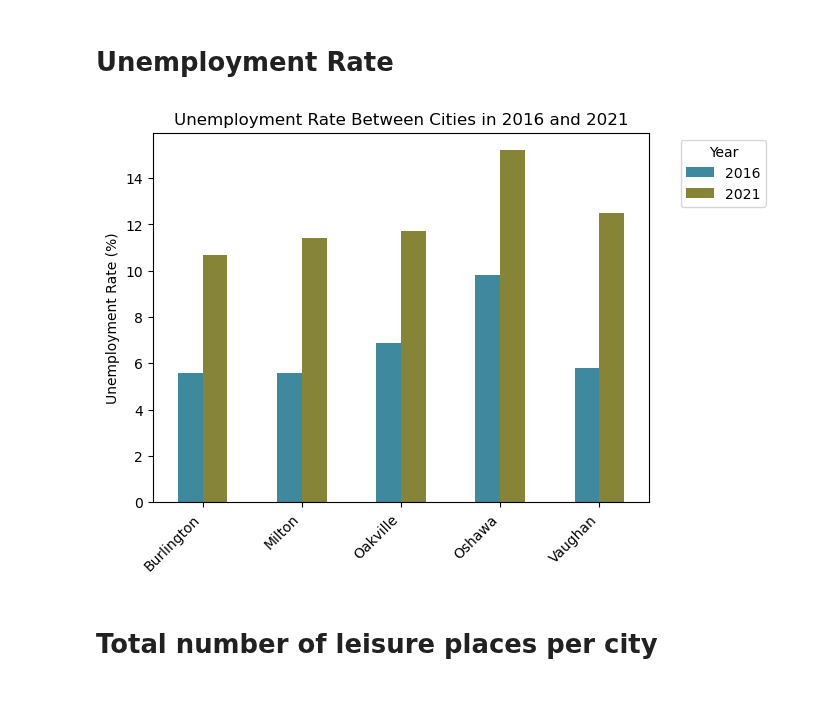
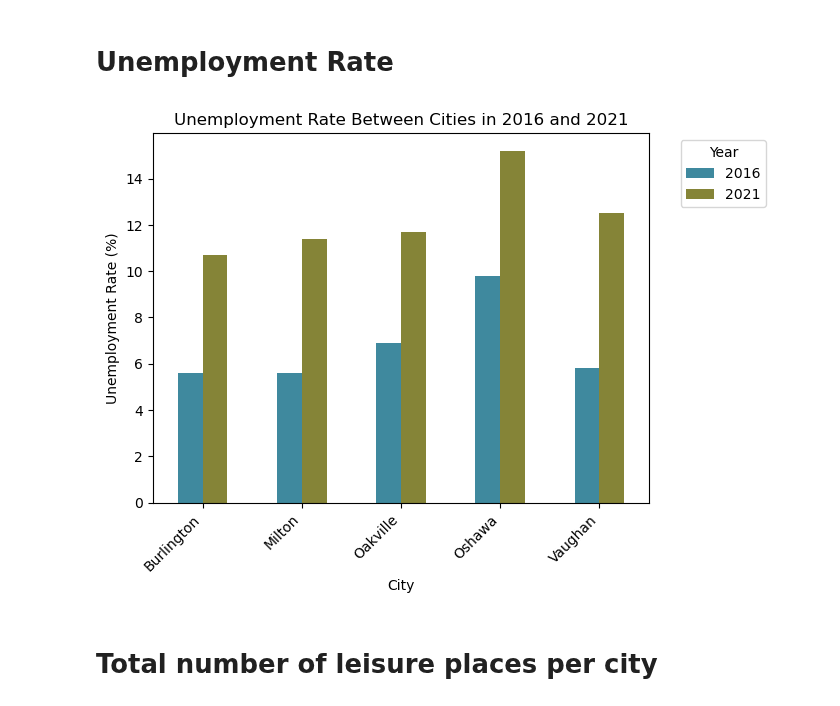
Before and after one commit to MaisieDeGraaf/oakville-housing-analysis, a Jupyter notebook: Main_Cities_Analysis.ipynb, the cells around one changed output. Cells and saved outputs as stored; diff of their text form; code cells hidden in the pictures.

```diff
--- a/Main_Cities_Analysis.ipynb
+++ b/Main_Cities_Analysis.ipynb
@@ -177,26 +141,26 @@ plt.show()
 # %%
 import matplotlib.pyplot as plt
 
 # Reset index to get Year into its own column and change type to integer
 all_cities_reset_df = all_cities_df.reset_index(level='Year')
 all_cities_reset_df['Year'] = all_cities_reset_df['Year'].astype(int)
 
 # Filter the DataFrame to include only the relevant columns
 unemployment_df = all_cities_reset_df[['Year', 'Unemployment Rate (%)']]
 
 # Pivot the DataFrame to have 'Year' as the columns
 unemployment_pivot = unemployment_df.pivot(columns='Year', values='Unemployment Rate (%)')
 
 # Plot the bar graph
 unemployment_pivot.plot(kind='bar', stacked=False,color=['#3f899e', '#858437'])
 plt.title('Unemployment Rate Between Cities in 2016 and 2021')
 plt.ylabel('Unemployment Rate (%)')
-plt.xlabel('')
+plt.xlabel('City')
 plt.xticks(rotation=45, ha='right')  # Rotating x-axis labels for better readability
 plt.legend(title='Year', bbox_to_anchor=(1.25, 1))
 plt.show()
 # %% [output]
-[figure, old version]
+[figure, new version]
 # %% [markdown]
 # Total number of leisure places per city
 # %%
```
Also changed, not shown: parts of 3 cells of this notebook.
